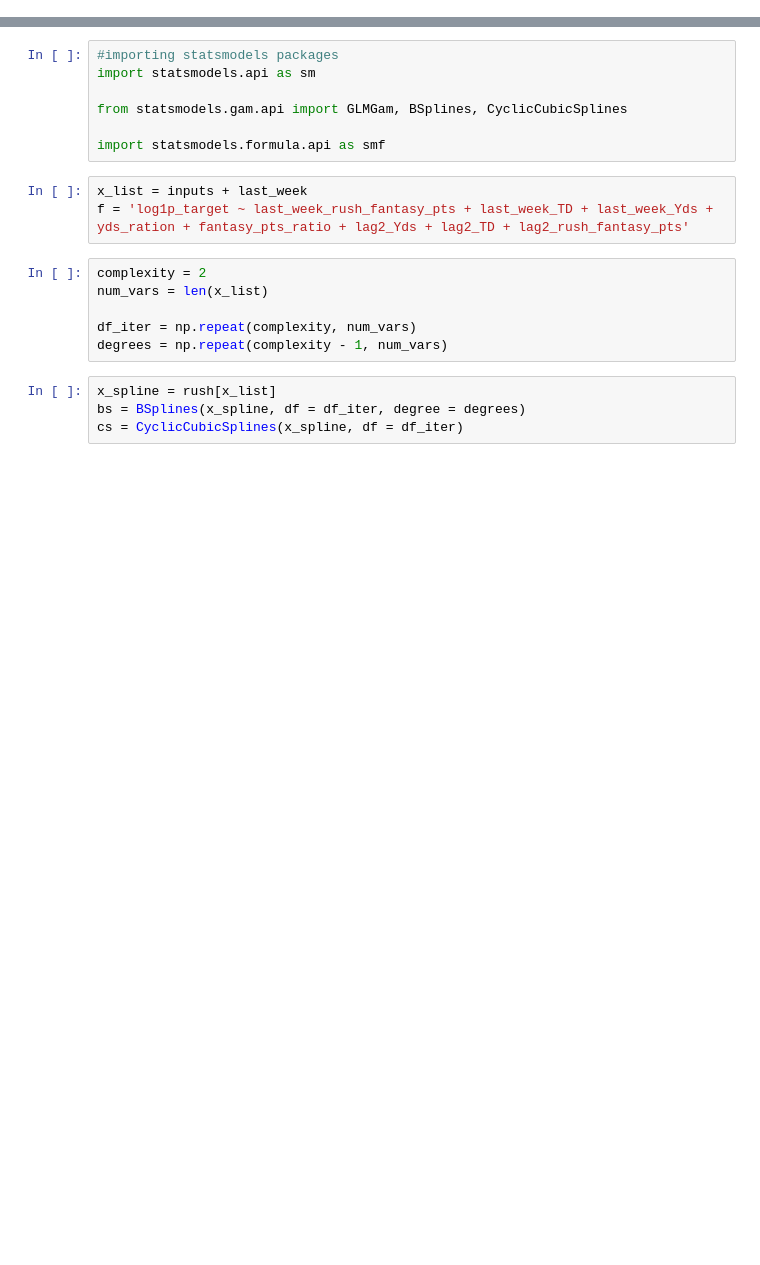
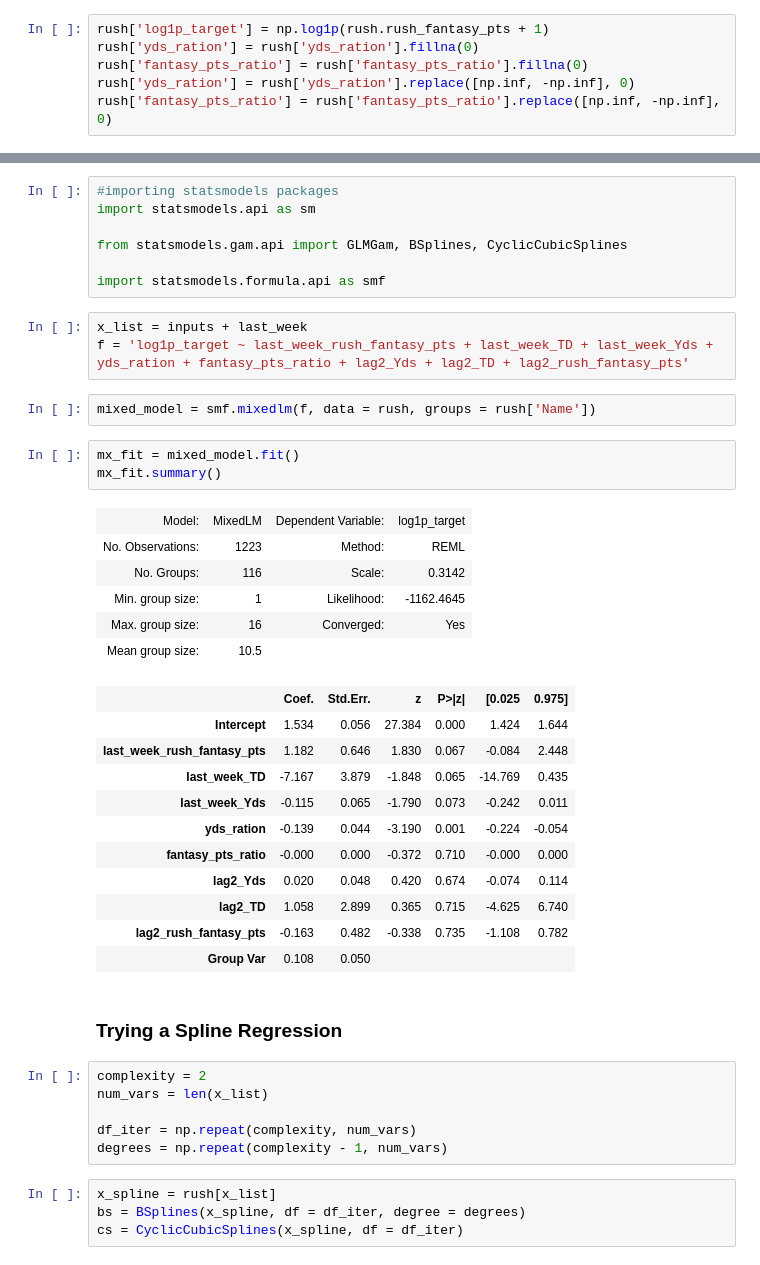
Before and after one commit to Matt-J-Christy/python_dev_practice, a Jupyter notebook: 03_model_building/03_rush_modeling.ipynb, the cells around one changed output, grey strips where cells are left out. Drawn from its saved outputs; the diff is of its cells as text; blank space fills up the shorter version.

Commit message:
fitting mixed model

```diff
--- a/03_model_building/03_rush_modeling.ipynb
+++ b/03_model_building/03_rush_modeling.ipynb
@@ -67,3 +65,9 @@ rush['log1p_target'] = np.log1p(rush.rush_fantasy_pts + 1)
+# %%
+rush['log1p_target'] = np.log1p(rush.rush_fantasy_pts + 1)
+rush['yds_ration'] = rush['yds_ration'].fillna(0)
+rush['fantasy_pts_ratio'] = rush['fantasy_pts_ratio'].fillna(0)
+rush['yds_ration'] = rush['yds_ration'].replace([np.inf, -np.inf], 0)
+rush['fantasy_pts_ratio'] = rush['fantasy_pts_ratio'].replace([np.inf, -np.inf], 0)
 # %%
 rush.dtypes
 # %% [output]
@@ -96,6 +122,31 @@ import statsmodels.formula.api as smf
 # %%
 x_list = inputs + last_week
 f = 'log1p_target ~ last_week_rush_fantasy_pts + last_week_TD + last_week_Yds + yds_ration + fantasy_pts_ratio + lag2_Yds + lag2_TD + lag2_rush_fantasy_pts'
+# %%
+mixed_model = smf.mixedlm(f, data = rush, groups = rush['Name'])
+# %%
+mx_fit = mixed_model.fit()
+mx_fit.summary()
+# %% [output]
+| Model: | MixedLM | Dependent Variable: | log1p_target |
+| No. Observations: | 1223 | Method: | REML |
+| No. Groups: | 116 | Scale: | 0.3142 |
+| Min. group size: | 1 | Likelihood: | -1162.4645 |
+| Max. group size: | 16 | Converged: | Yes |
+| Mean group size: | 10.5 |  |  |
+|  | Coef. | Std.Err. | z | P>|z| | [0.025 | 0.975] |
+| Intercept | 1.534 | 0.056 | 27.384 | 0.000 | 1.424 | 1.644 |
+| last_week_rush_fantasy_pts | 1.182 | 0.646 | 1.830 | 0.067 | -0.084 | 2.448 |
+| last_week_TD | -7.167 | 3.879 | -1.848 | 0.065 | -14.769 | 0.435 |
+| last_week_Yds | -0.115 | 0.065 | -1.790 | 0.073 | -0.242 | 0.011 |
+| yds_ration | -0.139 | 0.044 | -3.190 | 0.001 | -0.224 | -0.054 |
+| fantasy_pts_ratio | -0.000 | 0.000 | -0.372 | 0.710 | -0.000 | 0.000 |
+| lag2_Yds | 0.020 | 0.048 | 0.420 | 0.674 | -0.074 | 0.114 |
+| lag2_TD | 1.058 | 2.899 | 0.365 | 0.715 | -4.625 | 6.740 |
+| lag2_rush_fantasy_pts | -0.163 | 0.482 | -0.338 | 0.735 | -1.108 | 0.782 |
+| Group Var | 0.108 | 0.050 |  |  |  |  |
+# %% [markdown]
+### Trying a Spline Regression
 # %%
 complexity = 2
 num_vars = len(x_list)
```
Also changed, not shown: parts of 5 cells of this notebook.
